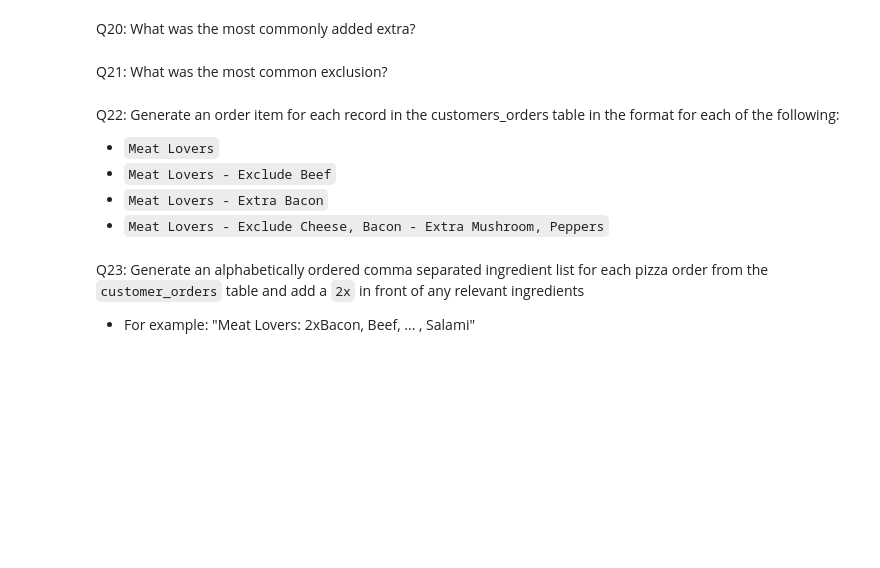
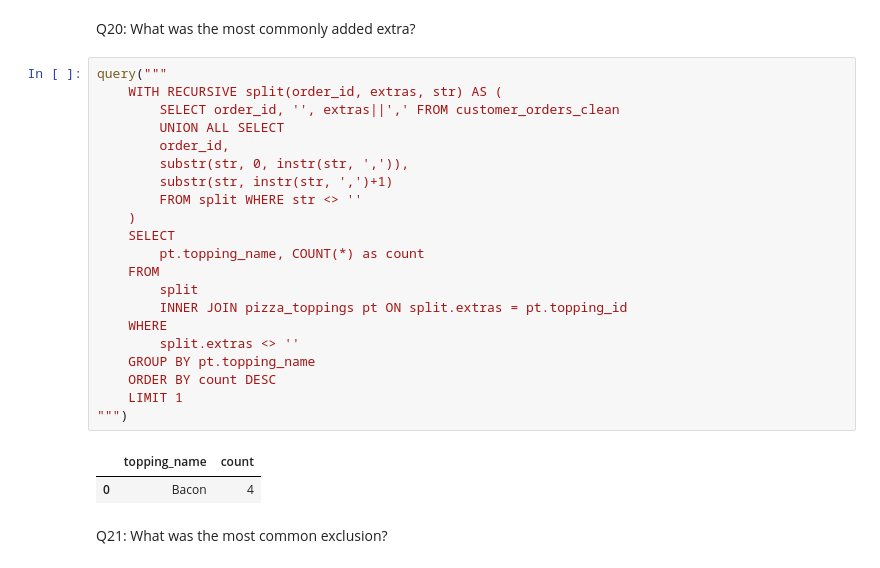
Before and after one commit to 20100215/8_Week_SQL_Challenge, a Jupyter notebook: Week 2 (Pizza Runner)/week2.ipynb, the cells around one changed output. Cells and saved outputs as stored; diff of their text form; blank space fills up the shorter version.

```diff
--- a/Week 2 (Pizza Runner)/week2.ipynb
+++ b/Week 2 (Pizza Runner)/week2.ipynb
@@ -665,14 +665,29 @@ query("""
 | 13 | Vegetarian | Tomato Sauce |
 # %% [markdown]
 Q20: What was the most commonly added extra?
+# %%
+query("""
+    WITH RECURSIVE split(order_id, extras, str) AS (
+        SELECT order_id, '', extras||',' FROM customer_orders_clean
+        UNION ALL SELECT
+        order_id,
+        substr(str, 0, instr(str, ',')),
+        substr(str, instr(str, ',')+1)
+        FROM split WHERE str <> ''
+    )
+    SELECT
+        pt.topping_name, COUNT(*) as count
+    FROM
+        split
+        INNER JOIN pizza_toppings pt ON split.extras = pt.topping_id
+    WHERE
+        split.extras <> ''
+    GROUP BY pt.topping_name
+    ORDER BY count DESC
+    LIMIT 1
+""")
+# %% [output]
+|  | topping_name | count |
+| 0 | Bacon | 4 |
 # %% [markdown]
 Q21: What was the most common exclusion?
-# %% [markdown]
-Q22: Generate an order item for each record in the customers_orders table in the format for each of the following:
-- `Meat Lovers`
-- `Meat Lovers - Exclude Beef`
-- `Meat Lovers - Extra Bacon`
-- `Meat Lovers - Exclude Cheese, Bacon - Extra Mushroom, Peppers`
-# %% [markdown]
-Q23: Generate an alphabetically ordered comma separated ingredient list for each pizza order from the `customer_orders` table and add a `2x` in front of any relevant ingredients
-- For example: "Meat Lovers: 2xBacon, Beef, ... , Salami"
```
Also changed, not shown: parts of 10 cells of this notebook.
